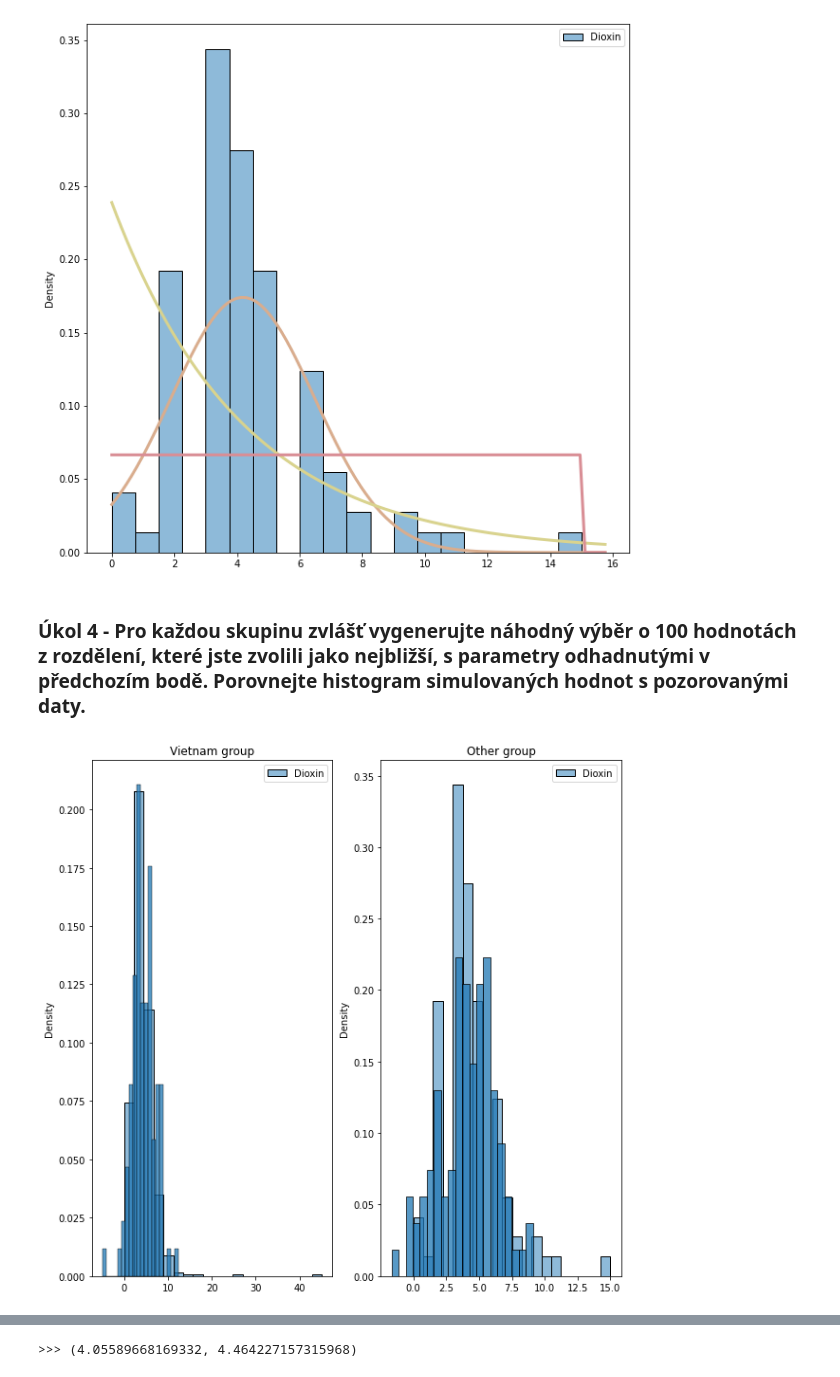
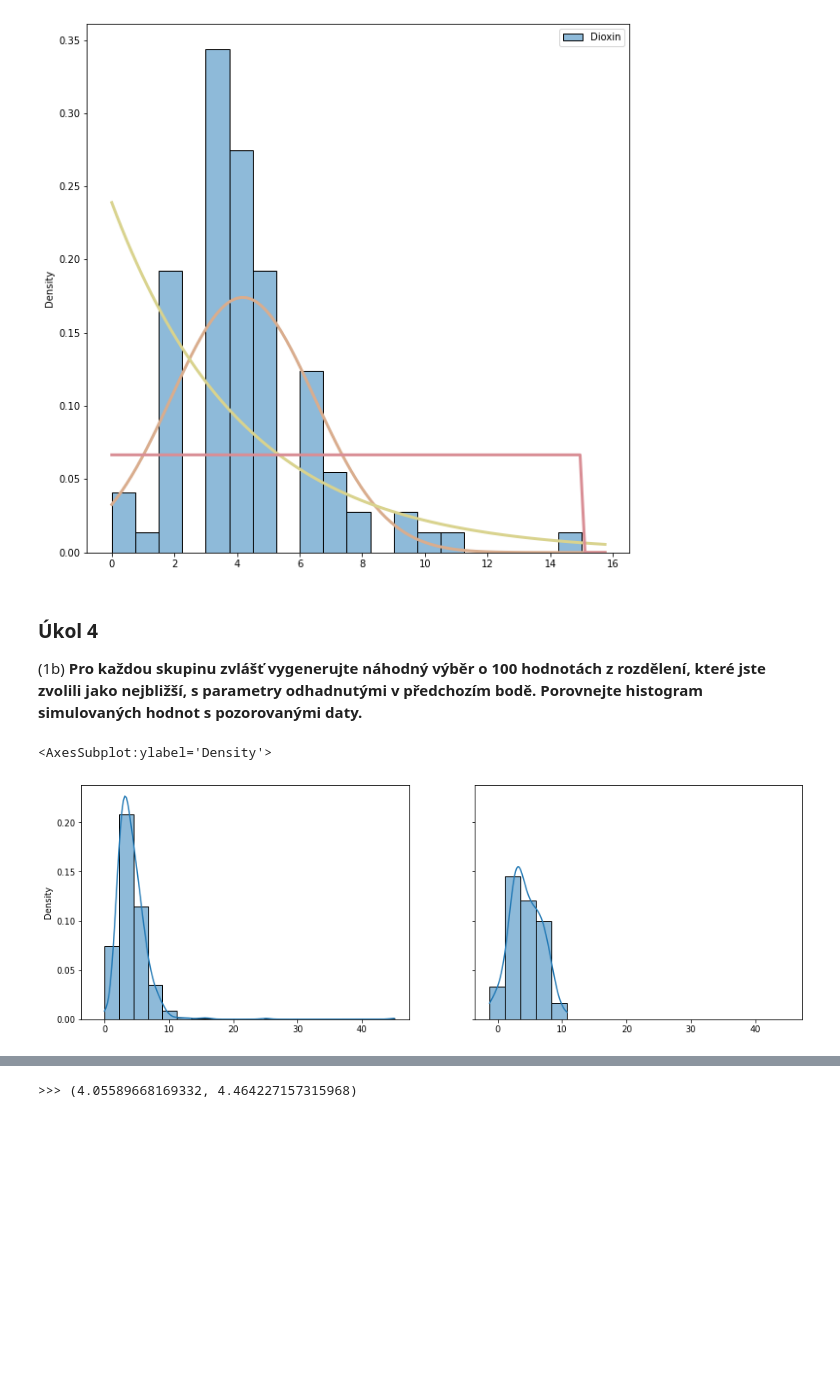
Before and after one commit to czernalex/BI_PST_ASSIGNMENT, a Jupyter notebook: src/assignment.ipynb, the cells around one changed output, grey strips where cells are left out. Saved outputs shown, nothing was run; the diff lists cells and outputs as text; code cells hidden in the pictures; blank space fills up the shorter version.

```diff
--- a/src/assignment.ipynb
+++ b/src/assignment.ipynb
@@ -288,40 +291,38 @@ plt.show()
 # %% [output]
 [figure]
 # %% [markdown]
-### Úkol 4 - Pro každou skupinu zvlášť vygenerujte náhodný výběr o 100 hodnotách z rozdělení, které jste zvolili jako nejbližší, s parametry odhadnutými v předchozím bodě. Porovnejte histogram simulovaných hodnot s pozorovanými daty.
+### Úkol 4
+(1b) **Pro každou skupinu zvlášť vygenerujte náhodný výběr o 100 hodnotách z rozdělení, které jste zvolili jako nejbližší, s parametry odhadnutými v předchozím bodě. Porovnejte histogram simulovaných hodnot s pozorovanými daty.**
-# %%
-viet_rand_normal = np.random.normal(loc=viet_norm_distr_expected_value, scale=viet_norm_distr_std_deviance, size=100)
-other_rand_normal = np.random.normal(loc=other_norm_distr_expected_value, scale=other_norm_distr_std_deviance, size=100)
-
-fig, axs = plt.subplots(nrows=1, ncols=2, figsize=(10, 10))
-
-sb.histplot(
-    data_vietnam,
-    bins=20,
-    stat="density",
-    ax=axs[0]
-)
-sb.histplot(
-    viet_rand_normal,
-    bins=20,
-    stat="density",
-    ax=axs[0]
-)
-
-sb.histplot(
-    data_other,
-    bins=20,
-    stat="density",
-    ax=axs[1]
-)
-sb.histplot(
-    other_rand_normal,
-    bins=20,
-    stat="density",
-    ax=axs[1]
-)
-axs[0].set_title("Vietnam group")
-axs[1].set_title("Other group")
-plt.show()
-# %% [output]
-[figure, removed]
+# %%
+### vietnam group - data comparison
+
+data_vietnam_simulated = np.random.normal(
+    loc=viet_norm_distr_expected_value,
+    scale=viet_norm_distr_std_deviance,
+    size=100
+)
+
+fig, (ax1, ax2) = plt.subplots(
+    ncols=2,
+    sharex=True,
+    sharey=True,
+    figsize=(15, 5)
+)
+sb.histplot(
+    data_vietnam,
+    bins=20,
+    stat="density",
+    kde=True,
+    ax=ax1,
+    legend=False
+)
+sb.histplot(
+    data_vietnam_simulated,
+    bins=5,
+    stat="density",
+    kde=True,
+    ax=ax2
+)
+# %% [output]
+<AxesSubplot:ylabel='Density'>
+[figure, added]
```
Also changed, not shown: parts of 17 cells of this notebook.
